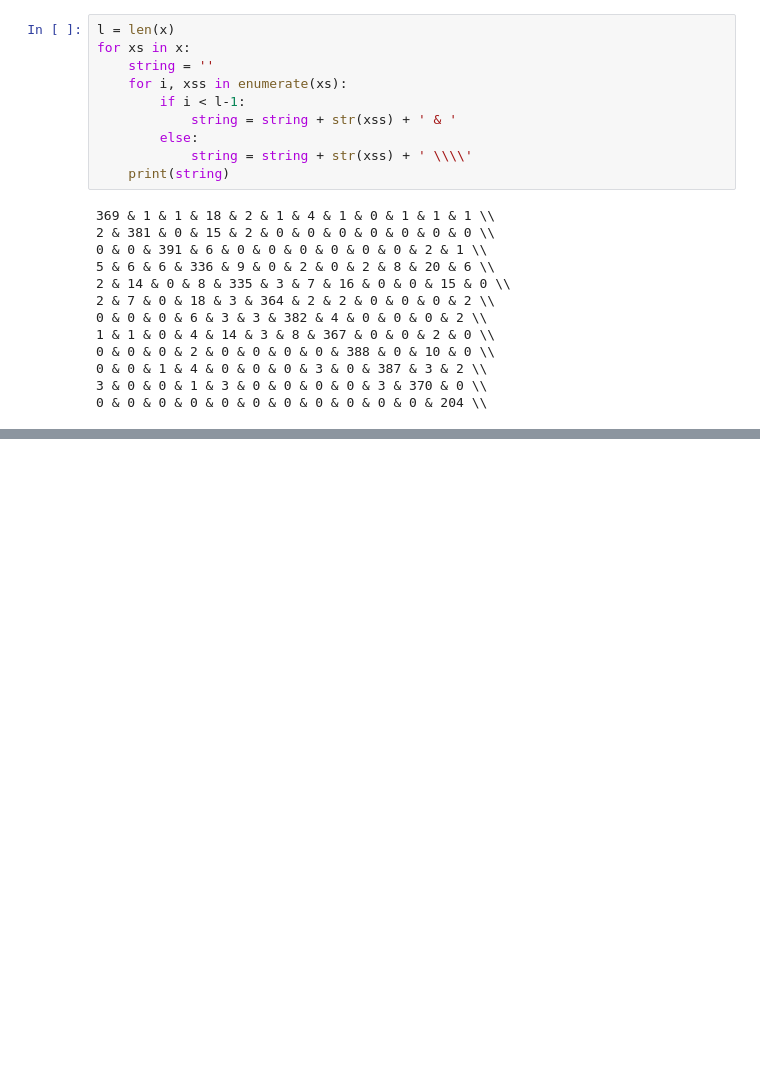
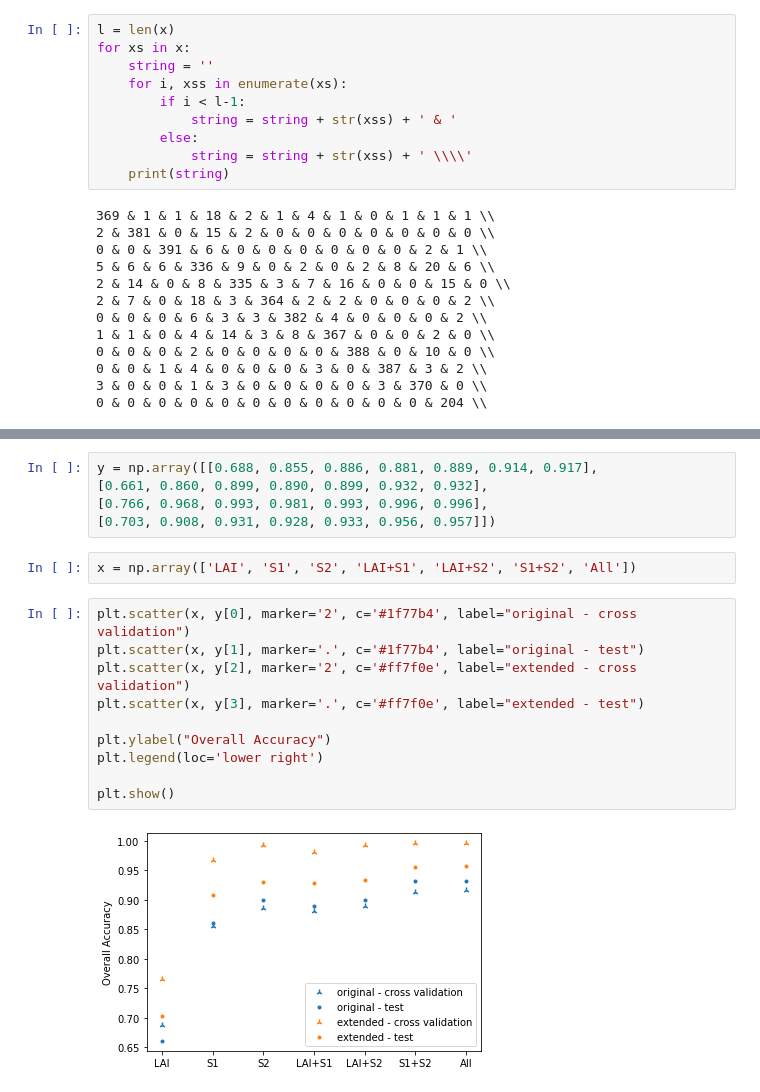
Before and after one commit to satlawa/boku_rs_image_processing, a Jupyter notebook: 0_get_raster_data-Copy1.ipynb, the cells around one changed output, grey strips where cells are left out. Saved outputs shown, nothing was run; the diff lists cells and outputs as text; blank space fills up the shorter version.

```diff
--- a/0_get_raster_data-Copy1.ipynb
+++ b/0_get_raster_data-Copy1.ipynb
@@ -196,0 +242,19 @@ for xs in x:
+# %%
+y = np.array([[0.688, 0.855, 0.886, 0.881, 0.889, 0.914, 0.917],
+[0.661, 0.860, 0.899, 0.890, 0.899, 0.932, 0.932],
+[0.766, 0.968, 0.993, 0.981, 0.993, 0.996, 0.996],
+[0.703, 0.908, 0.931, 0.928, 0.933, 0.956, 0.957]])
+# %%
+x = np.array(['LAI', 'S1', 'S2', 'LAI+S1', 'LAI+S2', 'S1+S2', 'All'])
+# %%
+plt.scatter(x, y[0], marker='2', c='#1f77b4', label="original - cross validation")
+plt.scatter(x, y[1], marker='.', c='#1f77b4', label="original - test")
+plt.scatter(x, y[2], marker='2', c='#ff7f0e', label="extended - cross validation")
+plt.scatter(x, y[3], marker='.', c='#ff7f0e', label="extended - test")
+
+plt.ylabel("Overall Accuracy")
+plt.legend(loc='lower right')
+
+plt.show()
+# %% [output]
+[figure, added]
```
Also changed, not shown: parts of 10 cells of this notebook, 2 other files.
